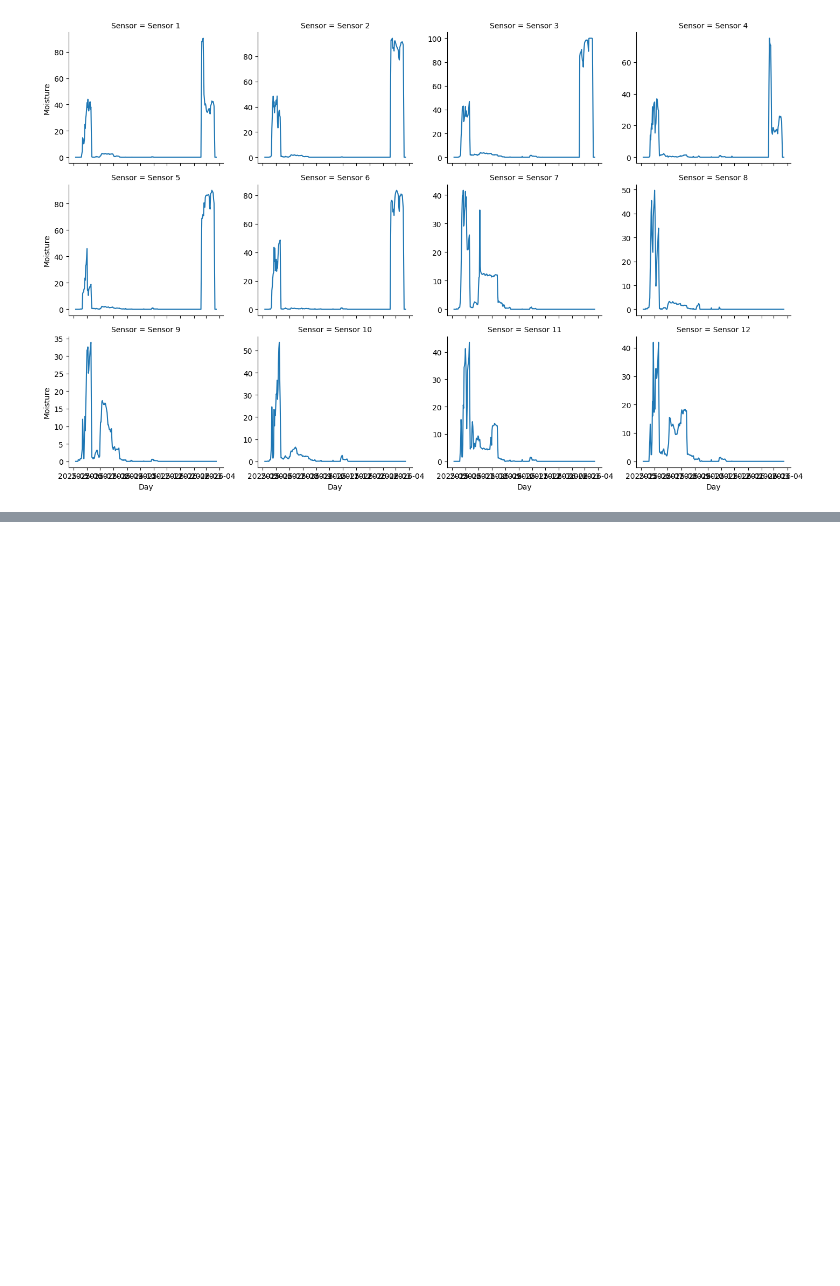
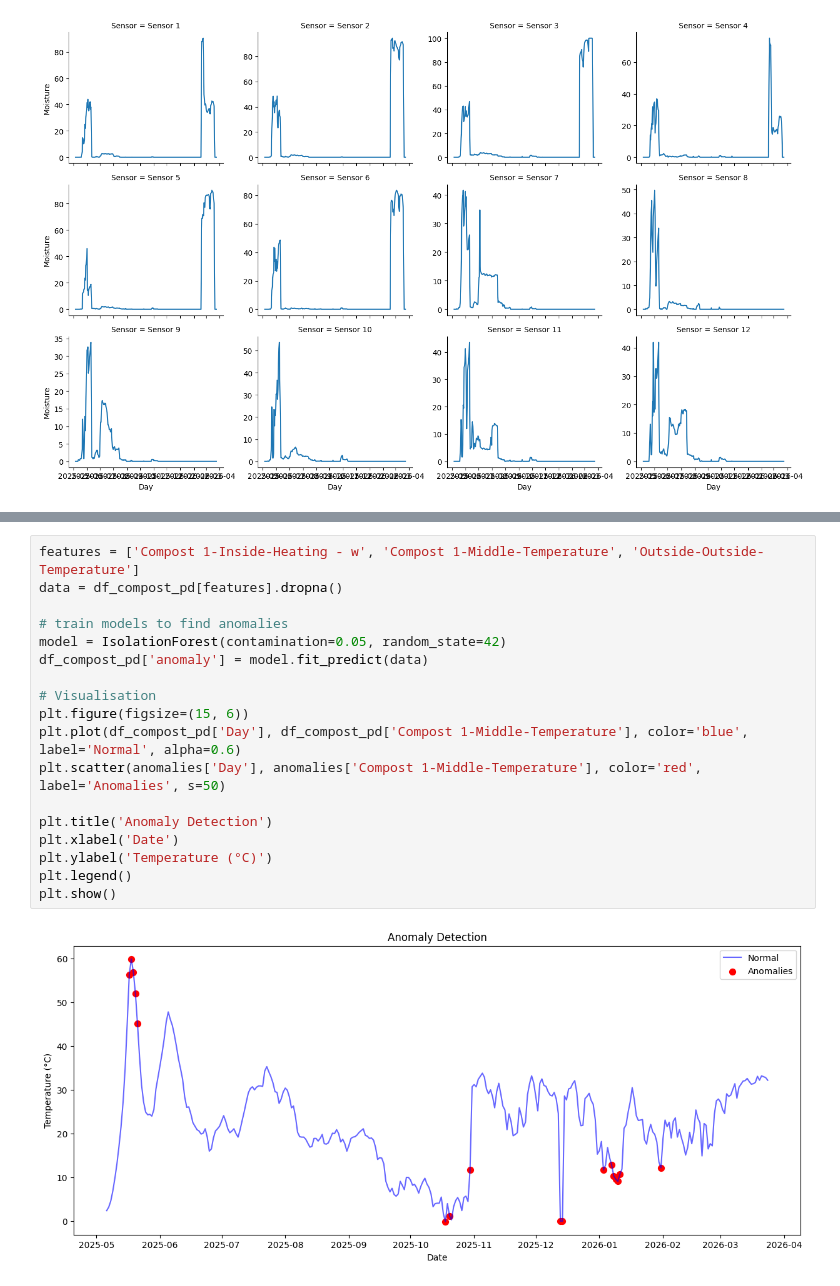
Before and after one commit to Compost-Coders/composting-coders, a Jupyter notebook: notebooks/analysis_fabian.ipynb, the cells around one changed output, grey strips where cells are left out. Drawn from its saved outputs; the diff is of its cells as text; blank space fills up the shorter version.

```diff
--- a/notebooks/analysis_fabian.ipynb
+++ b/notebooks/analysis_fabian.ipynb
@@ -265,0 +343,20 @@ plt.show()
+# %%
+features = ['Compost 1-Inside-Heating - w', 'Compost 1-Middle-Temperature', 'Outside-Outside-Temperature']
+data = df_compost_pd[features].dropna()
+
+# train models to find anomalies
+model = IsolationForest(contamination=0.05, random_state=42)
+df_compost_pd['anomaly'] = model.fit_predict(data)
+
+# Visualisation
+plt.figure(figsize=(15, 6))
+plt.plot(df_compost_pd['Day'], df_compost_pd['Compost 1-Middle-Temperature'], color='blue', label='Normal', alpha=0.6)
+plt.scatter(anomalies['Day'], anomalies['Compost 1-Middle-Temperature'], color='red', label='Anomalies', s=50)
+
+plt.title('Anomaly Detection')
+plt.xlabel('Date')
+plt.ylabel('Temperature (°C)')
+plt.legend()
+plt.show()
+# %% [output]
+[figure, added]
```
Also changed, not shown: parts of 7 cells of this notebook.
